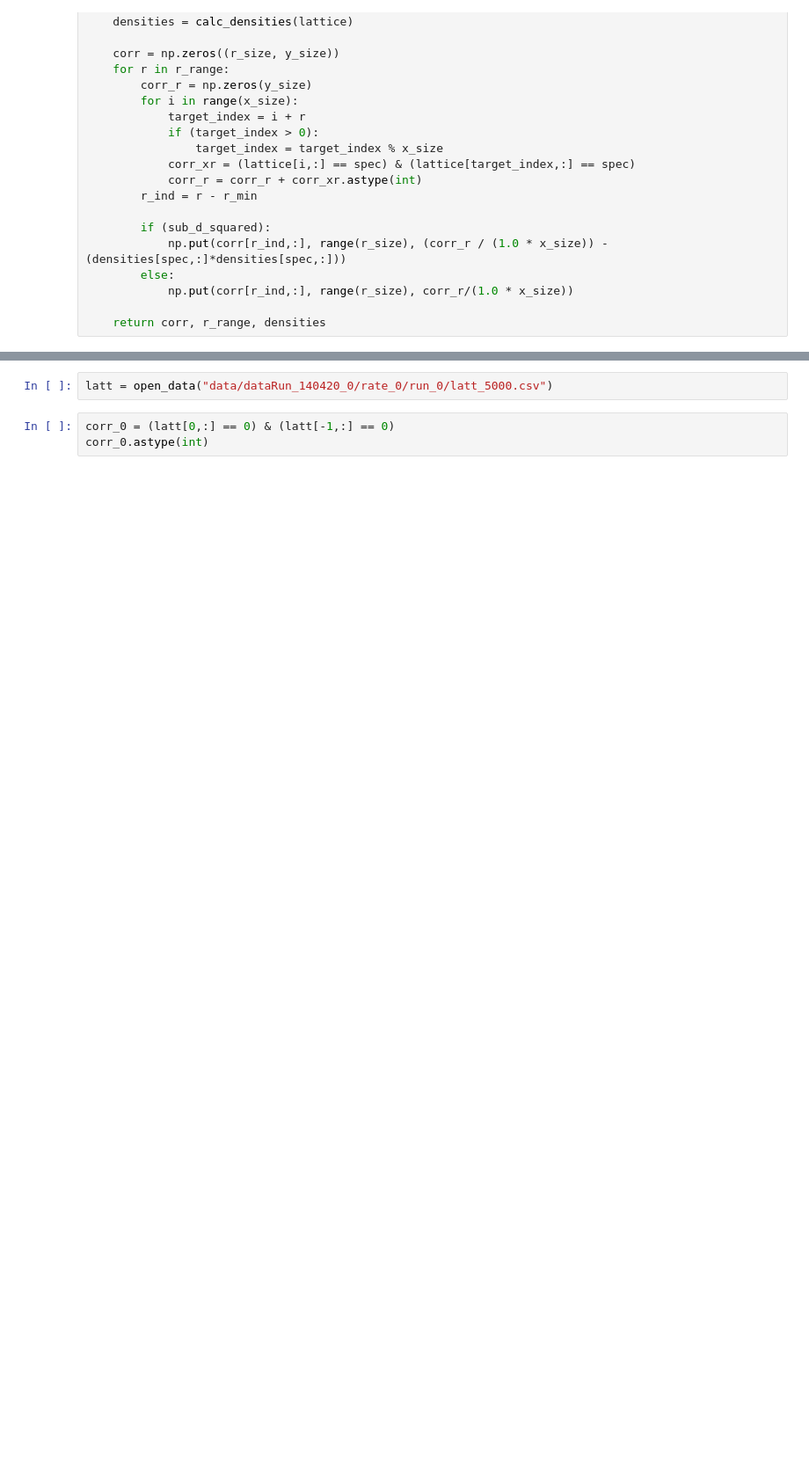
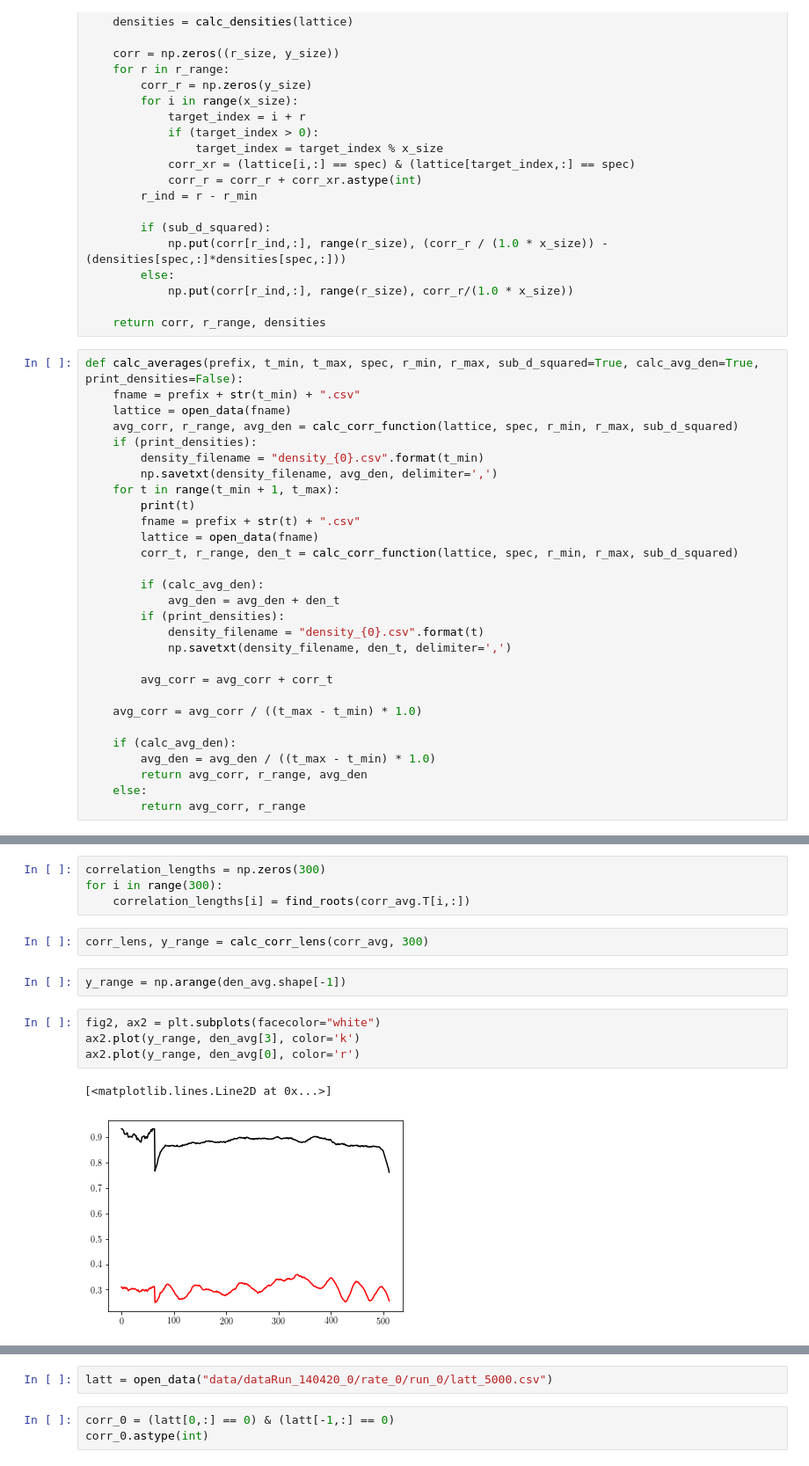
Before and after one commit to mlazarn/Summer18Research, a Jupyter notebook: MonteCarloSim/Untitled10.ipynb, the cells around one changed output, grey strips where cells are left out. Shown at 88% size. Cells and saved outputs as stored; diff of their text form; blank space fills up the shorter version.

```diff
--- a/MonteCarloSim/Untitled10.ipynb
+++ b/MonteCarloSim/Untitled10.ipynb
@@ -53,3 +53,32 @@ def calc_corr_function(lattice, spec, r_min, r_max, sub_d_squared):
             np.put(corr[r_ind,:], range(r_size), corr_r/(1.0 * x_size))
 
     return corr, r_range, densities
+# %%
+def calc_averages(prefix, t_min, t_max, spec, r_min, r_max, sub_d_squared=True, calc_avg_den=True, print_densities=False):
+    fname = prefix + str(t_min) + ".csv"
+    lattice = open_data(fname)
+    avg_corr, r_range, avg_den = calc_corr_function(lattice, spec, r_min, r_max, sub_d_squared)
+    if (print_densities):
+        density_filename = "density_{0}.csv".format(t_min)
+        np.savetxt(density_filename, avg_den, delimiter=',')
+    for t in range(t_min + 1, t_max):
+        print(t)
+        fname = prefix + str(t) + ".csv"
+        lattice = open_data(fname)
+        corr_t, r_range, den_t = calc_corr_function(lattice, spec, r_min, r_max, sub_d_squared)
+
+        if (calc_avg_den):
+            avg_den = avg_den + den_t
+        if (print_densities):
+            density_filename = "density_{0}.csv".format(t)
+            np.savetxt(density_filename, den_t, delimiter=',')
+
+        avg_corr = avg_corr + corr_t
+
+    avg_corr = avg_corr / ((t_max - t_min) * 1.0)
+
+    if (calc_avg_den):
+        avg_den = avg_den / ((t_max - t_min) * 1.0)
+        return avg_corr, r_range, avg_den
+    else:
+        return avg_corr, r_range
@@ -60,0 +169,15 @@ os.getcwd()
+# %%
+correlation_lengths = np.zeros(300)
+for i in range(300):
+    correlation_lengths[i] = find_roots(corr_avg.T[i,:])
+# %%
+corr_lens, y_range = calc_corr_lens(corr_avg, 300)
+# %%
+y_range = np.arange(den_avg.shape[-1])
+# %%
+fig2, ax2 = plt.subplots(facecolor="white")
+ax2.plot(y_range, den_avg[3], color='k')
+ax2.plot(y_range, den_avg[0], color='r')
+# %% [output]
+[<matplotlib.lines.Line2D at 0x...>]
+[figure, added]
```
Also changed, not shown: parts of 12 cells of this notebook, 2 other files.
